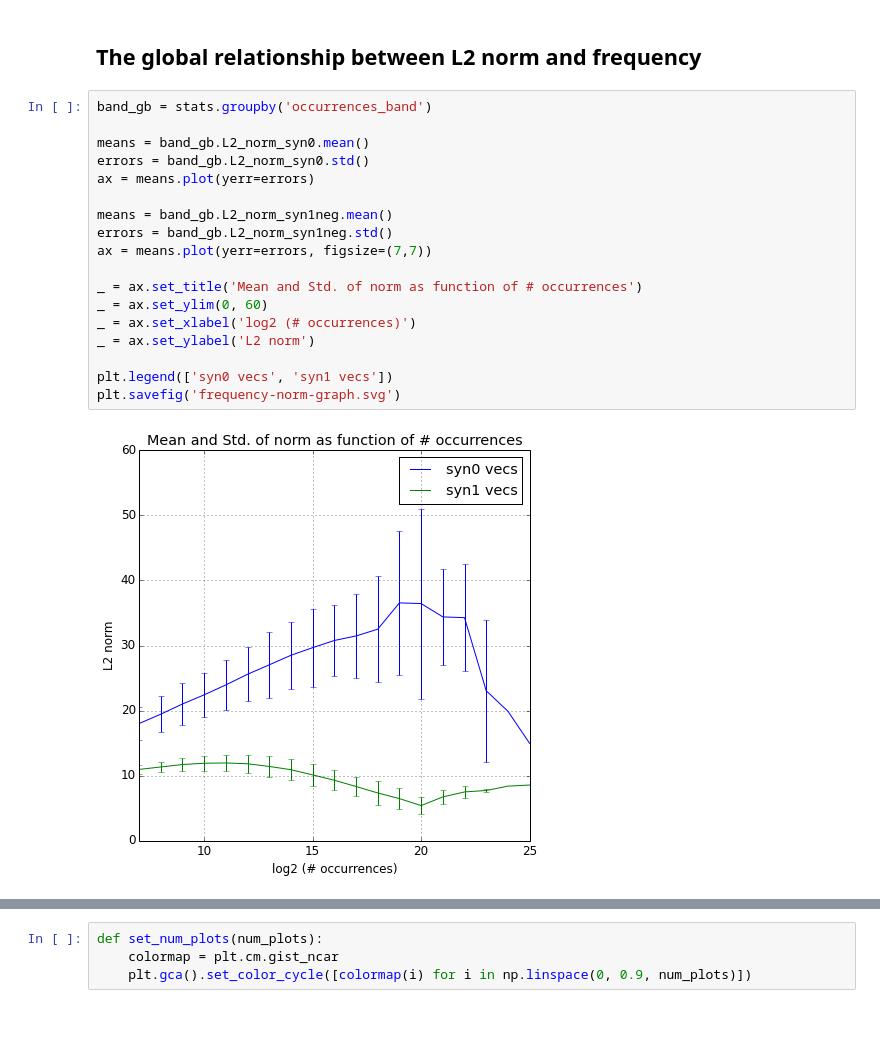
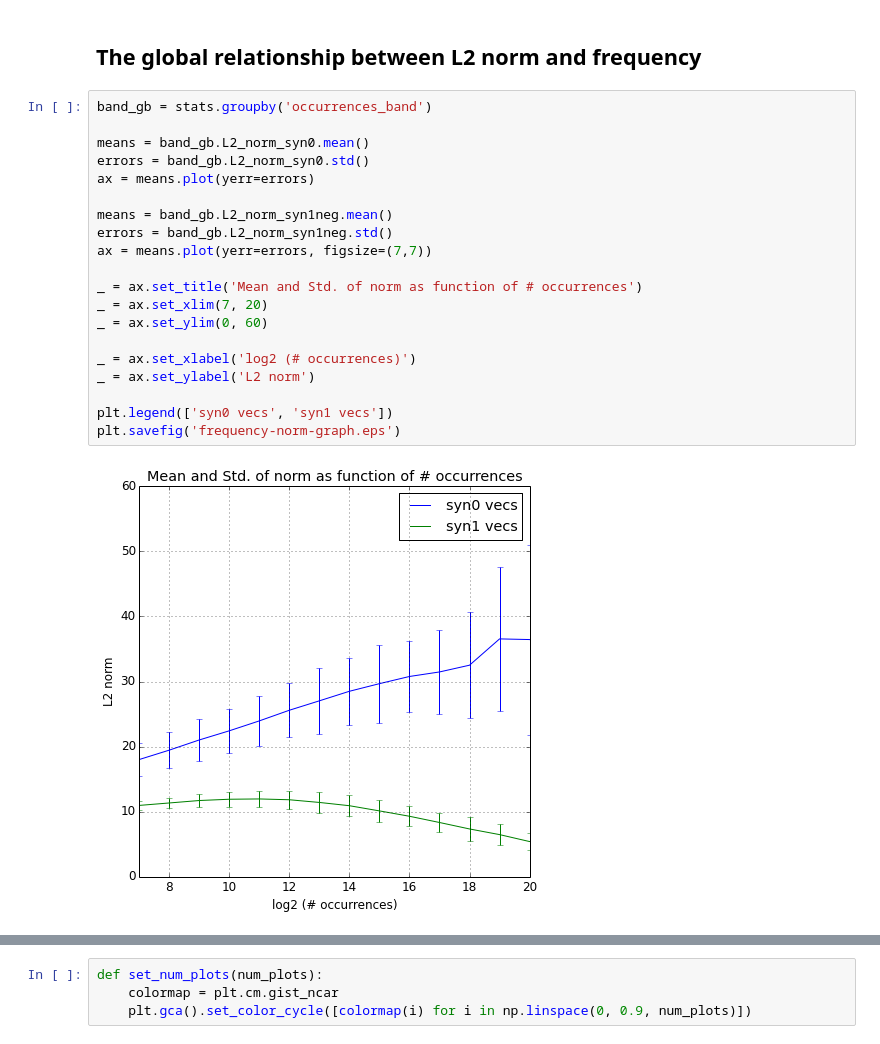
Before and after one commit to benjaminwilson/word2vec-norm-experiments, a Jupyter notebook: analysis.ipynb, the cells around one changed output, grey strips where cells are left out. Cells and saved outputs as stored; diff of their text form.

```diff
--- a/analysis.ipynb
+++ b/analysis.ipynb
@@ -55,20 +56,22 @@ _ = band_counts.plot(kind='bar', title='Number of words in each occurrence count
 # %%
 band_gb = stats.groupby('occurrences_band')
 
 means = band_gb.L2_norm_syn0.mean()
 errors = band_gb.L2_norm_syn0.std()
 ax = means.plot(yerr=errors)
 
 means = band_gb.L2_norm_syn1neg.mean()
 errors = band_gb.L2_norm_syn1neg.std()
 ax = means.plot(yerr=errors, figsize=(7,7))
 
 _ = ax.set_title('Mean and Std. of norm as function of # occurrences')
+_ = ax.set_xlim(7, 20)
 _ = ax.set_ylim(0, 60)
+
 _ = ax.set_xlabel('log2 (# occurrences)')
 _ = ax.set_ylabel('L2 norm')
 
 plt.legend(['syn0 vecs', 'syn1 vecs'])
-plt.savefig('frequency-norm-graph.svg')
+plt.savefig('frequency-norm-graph.eps')
 # %% [output]
-[figure, old version]
+[figure, new version]
```
Also changed, not shown: parts of 13 cells of this notebook.
